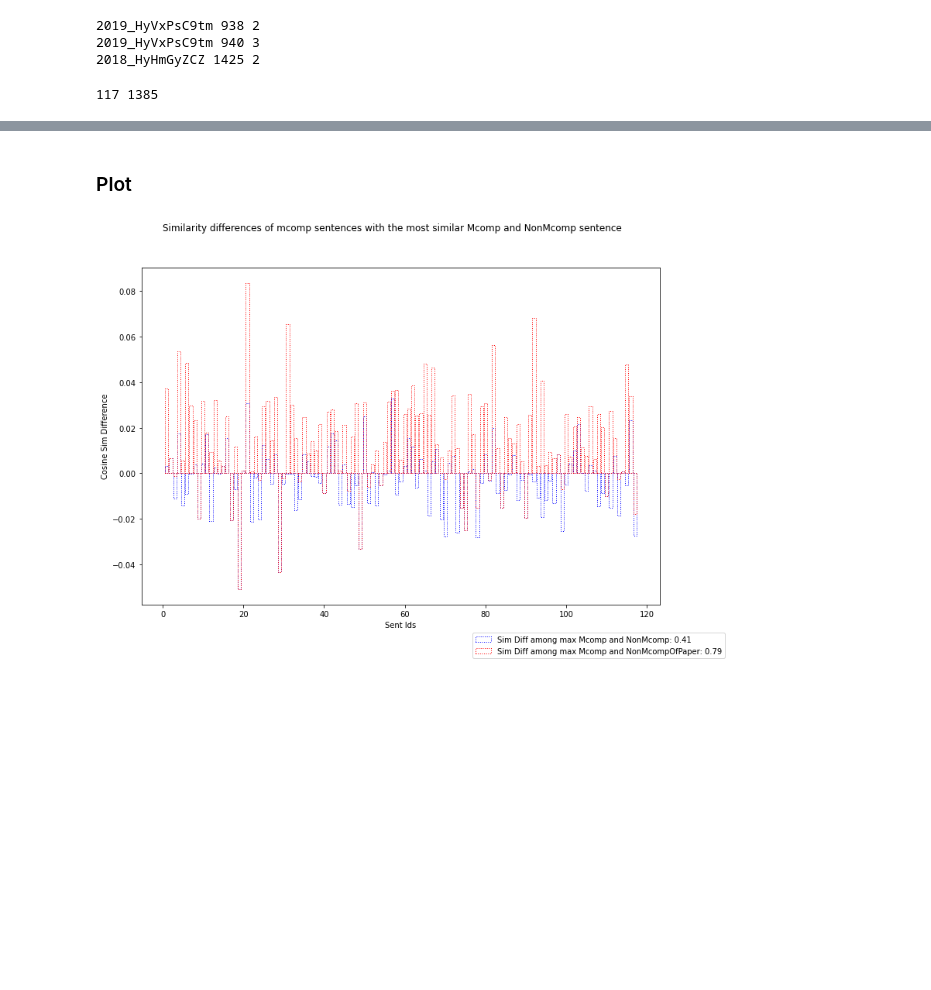
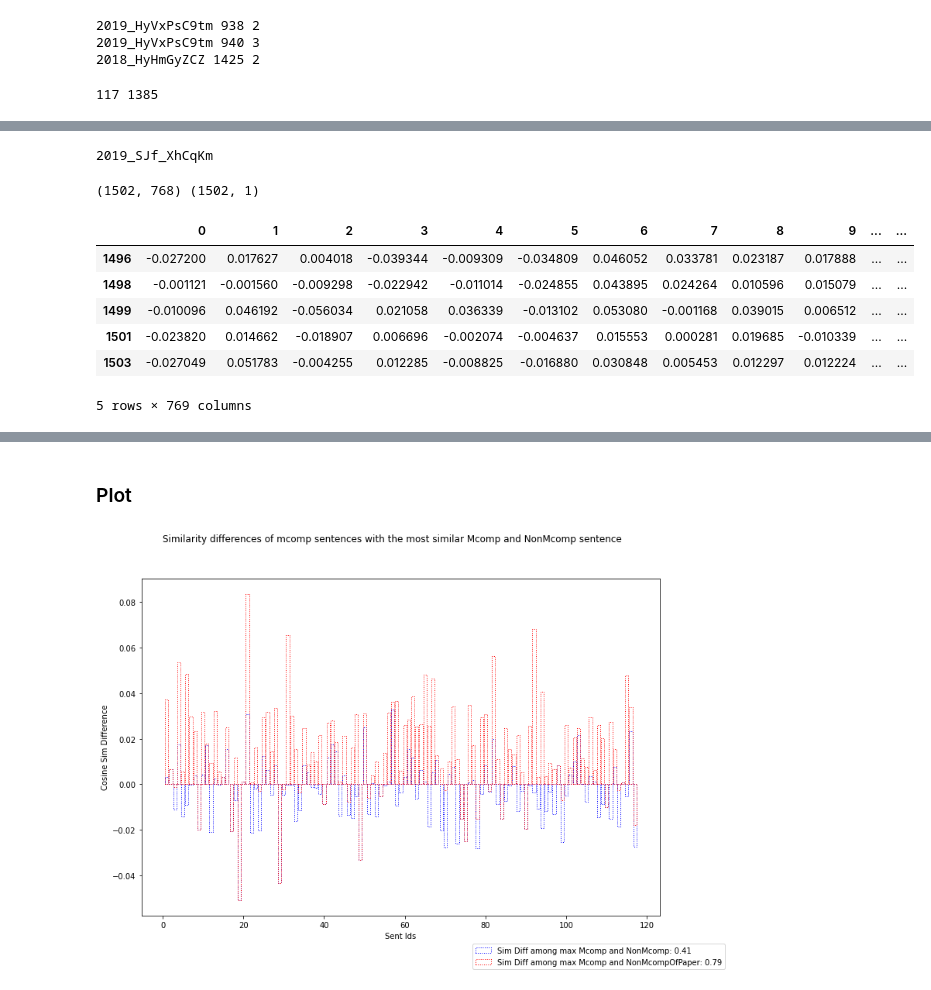
Before and after one commit to shruti-singh/meaningful-comparison, a Jupyter notebook: mcomp_text_extraction/Exp2-SimilarityMCWithin.ipynb, the cells around one changed output, grey strips where cells are left out. Saved outputs shown, nothing was run; the diff lists cells and outputs as text; code cells hidden in the pictures; blank space fills up the shorter version.

```diff
--- a/mcomp_text_extraction/Exp2-SimilarityMCWithin.ipynb
+++ b/mcomp_text_extraction/Exp2-SimilarityMCWithin.ipynb
@@ -188,0 +224,24 @@ for sid in mcomp_sentences:
+# %%
+if 28 in mcomp_sentences:
+    x = mcomp_sentences[28]
+    print(mcomp_sentences[28])
+
+#     print(scibert_vectors[x][28])
+# %% [output]
+2019_SJf_XhCqKm
+# %%
+print(X_emb_df.shape, y_df.shape)
+# %% [output]
+(1502, 768) (1502, 1)
+# %%
+X_emb_df["y"] = y_df
+# %%
+X_emb_df.tail()
+# %% [output]
+|  | 0 | 1 | 2 | 3 | 4 | 5 | 6 | 7 | 8 | 9 | ... | ... |
+| 1496 | -0.027200 | 0.017627 | 0.004018 | -0.039344 | -0.009309 | -0.034809 | 0.046052 | 0.033781 | 0.023187 | 0.017888 | ... | ... |
+| 1498 | -0.001121 | -0.001560 | -0.009298 | -0.022942 | -0.011014 | -0.024855 | 0.043895 | 0.024264 | 0.010596 | 0.015079 | ... | ... |
+| 1499 | -0.010096 | 0.046192 | -0.056034 | 0.021058 | 0.036339 | -0.013102 | 0.053080 | -0.001168 | 0.039015 | 0.006512 | ... | ... |
+| 1501 | -0.023820 | 0.014662 | -0.018907 | 0.006696 | -0.002074 | -0.004637 | 0.015553 | 0.000281 | 0.019685 | -0.010339 | ... | ... |
+| 1503 | -0.027049 | 0.051783 | -0.004255 | 0.012285 | -0.008825 | -0.016880 | 0.030848 | 0.005453 | 0.012297 | 0.012224 | ... | ... |
+5 rows × 769 columns
```
Also changed, not shown: parts of 8 cells of this notebook.
